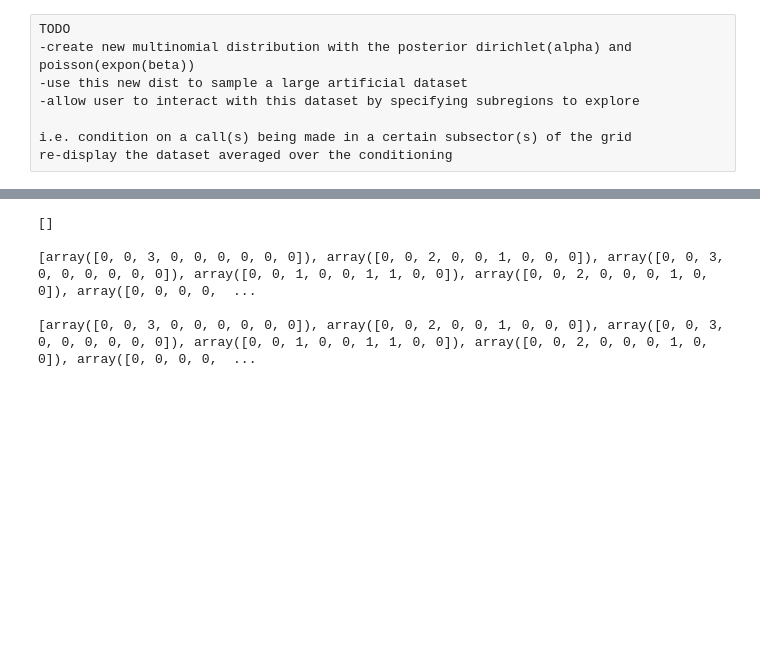
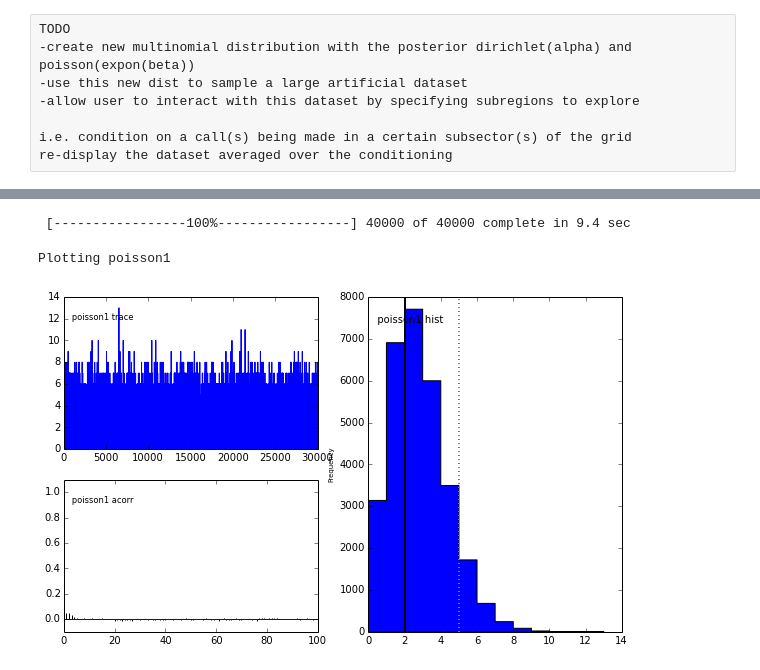
Before and after one commit to nikisix/kcData, a Jupyter notebook: 311/distributions.ipynb, the cells around one changed output, grey strips where cells are left out. Saved outputs shown, nothing was run; the diff lists cells and outputs as text; code cells hidden in the pictures; blank space fills up the shorter version.

```diff
--- a/311/distributions.ipynb
+++ b/311/distributions.ipynb
@@ -308,15 +405,16 @@ plt.show()
-# %%
-r = []
-print r
-print
-a = [multi1.random() for i in arange(10)]
-print a
-print
-r.extend(a)
-print r
-# %% [output]
-[]
-
-[array([0, 0, 3, 0, 0, 0, 0, 0, 0]), array([0, 0, 2, 0, 0, 1, 0, 0, 0]), array([0, 0, 3, 0, 0, 0, 0, 0, 0]), array([0, 0, 1, 0, 0, 1, 1, 0, 0]), array([0, 0, 2, 0, 0, 0, 1, 0, 0]), array([0, 0, 0, 0,  ...
-
-[array([0, 0, 3, 0, 0, 0, 0, 0, 0]), array([0, 0, 2, 0, 0, 1, 0, 0, 0]), array([0, 0, 3, 0, 0, 0, 0, 0, 0]), array([0, 0, 1, 0, 0, 1, 1, 0, 0]), array([0, 0, 2, 0, 0, 0, 1, 0, 0]), array([0, 0, 0, 0,  ...
+# %%
+mcmc1 = pm.MCMC(model1)
+mcmc1.sample(40000, 10000, 1)
+#dirich_samples = mcmc.trace('dirich')[:]
+#expon_sapmples = mcmc.trace('expon')[:]
+
+#CAN sample from these now b/c they're observed
+poisson1_samples = mcmc1.trace('poisson1')[:]
+multi1_samples = mcmc1.trace('multi1')[:]
+# %% [output]
+ [-----------------100%-----------------] 40000 of 40000 complete in 9.4 sec
+# %%
+pm.Matplot.plot(poisson1)
+# %% [output]
+Plotting poisson1
+[figure, added]
```
Also changed, not shown: parts of 26 cells of this notebook.
